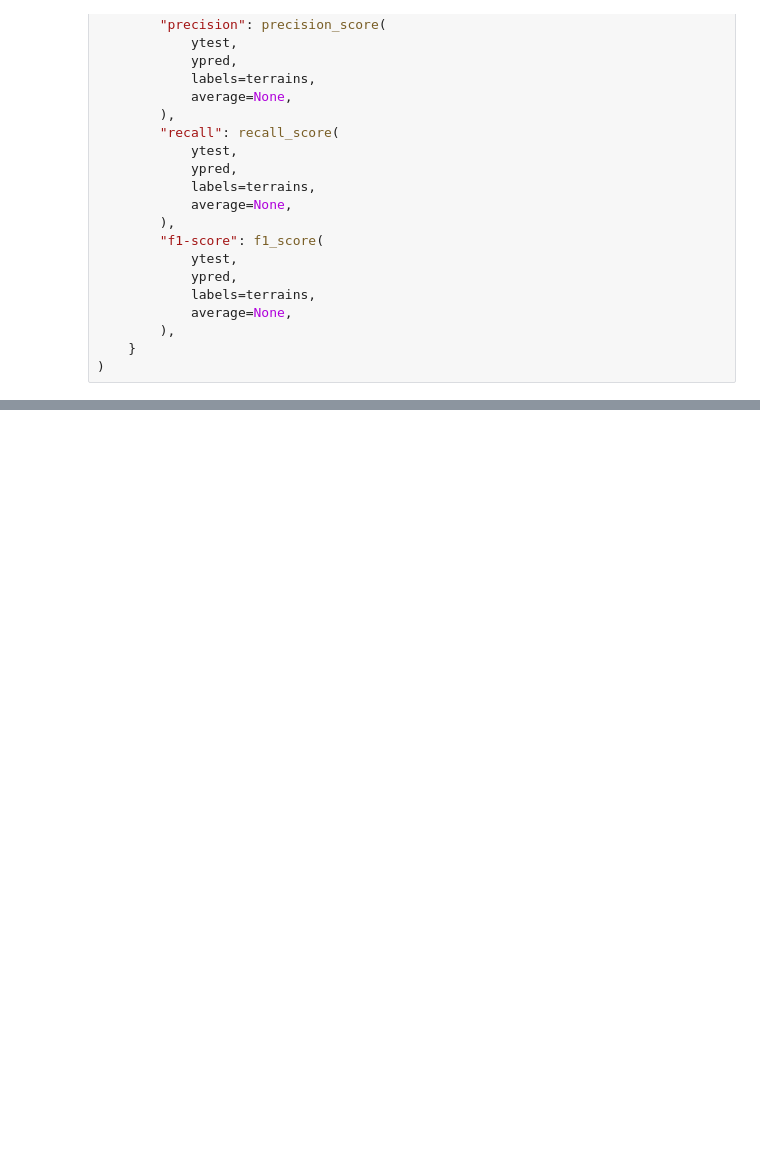
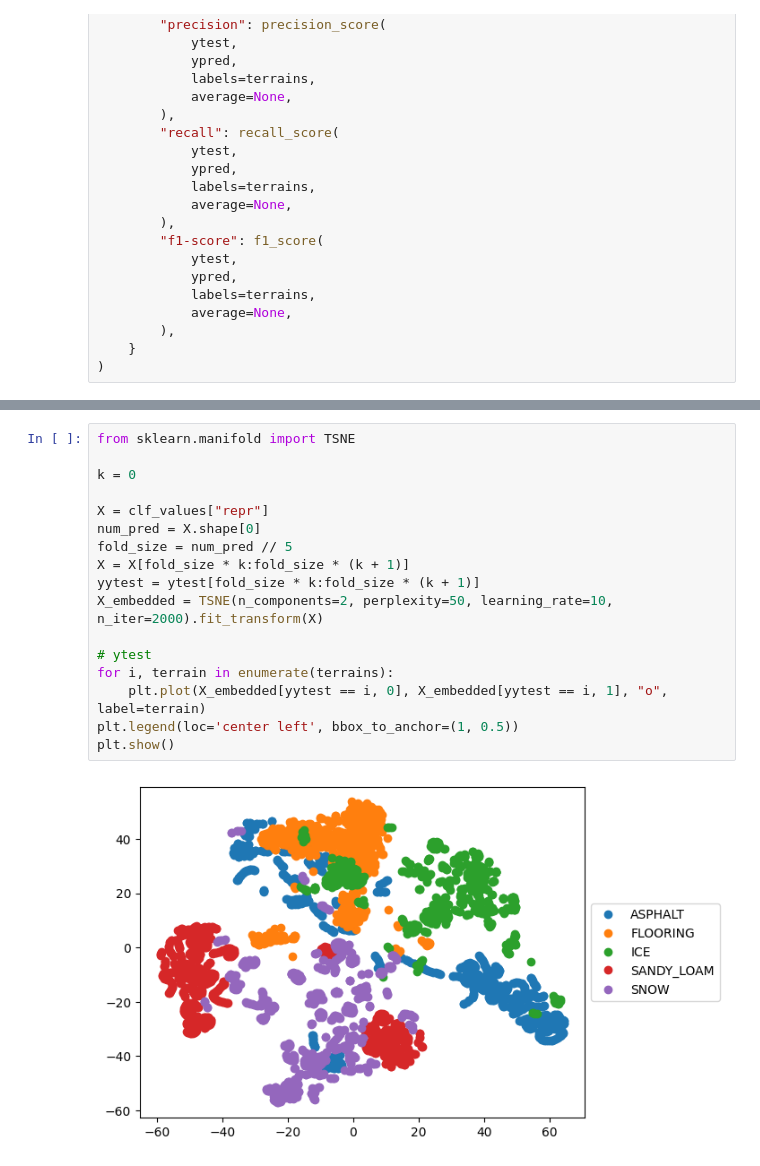
Before and after one commit to norlab-ulaval/BorealTC, a Jupyter notebook: metrics.ipynb, the cells around one changed output, grey strips where cells are left out. Drawn from its saved outputs; the diff is of its cells as text; blank space fills up the shorter version.

```diff
--- a/metrics.ipynb
+++ b/metrics.ipynb
@@ -110,3 +145,22 @@ precision    [0.0, 0.0, 0.0, 0.0, 0.0]
 recall       [0.0, 0.0, 0.0, 0.0, 0.0]
 f1-score     [0.0, 0.0, 0.0, 0.0, 0.0]
 dtype: object
+# %%
+from sklearn.manifold import TSNE
+
+k = 0
+
+X = clf_values["repr"]
+num_pred = X.shape[0]
+fold_size = num_pred // 5
+X = X[fold_size * k:fold_size * (k + 1)]
+yytest = ytest[fold_size * k:fold_size * (k + 1)]
+X_embedded = TSNE(n_components=2, perplexity=50, learning_rate=10, n_iter=2000).fit_transform(X)
+
+# ytest
+for i, terrain in enumerate(terrains):
+    plt.plot(X_embedded[yytest == i, 0], X_embedded[yytest == i, 1], "o", label=terrain)
+plt.legend(loc='center left', bbox_to_anchor=(1, 0.5))
+plt.show()
+# %% [output]
+[figure, added]
```
Also changed, not shown: parts of 11 cells of this notebook, 19 other files.
